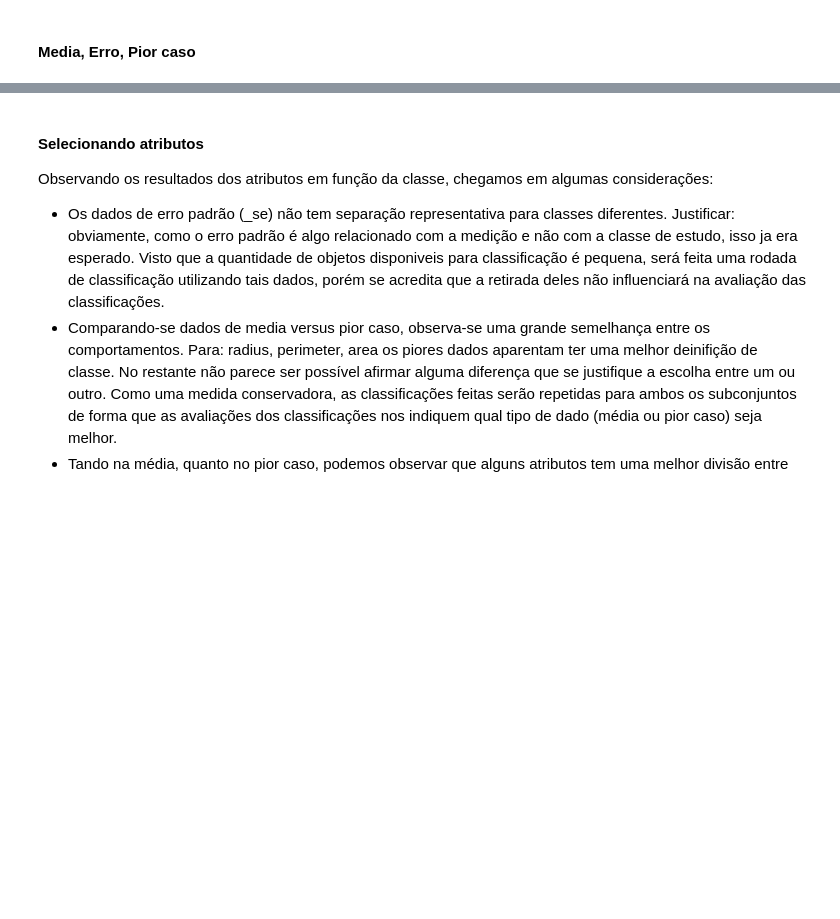
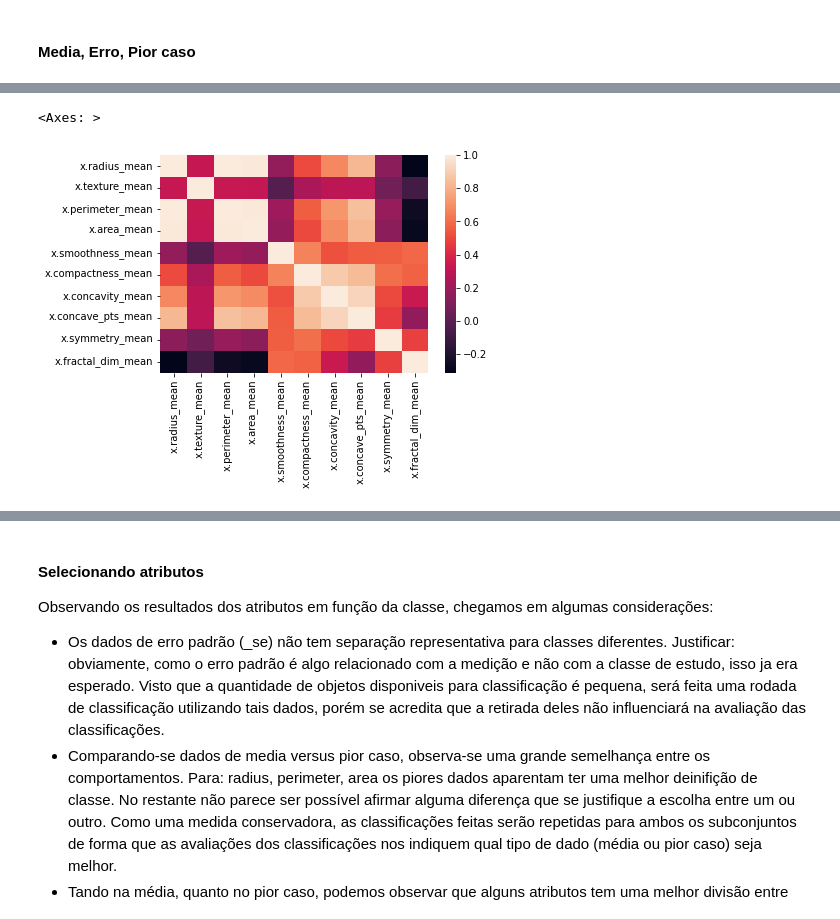
Before and after one commit to carlospcneto/AM-2023-1, a Jupyter notebook: Trabalho1.ipynb, the cells around one changed output, grey strips where cells are left out. Drawn from its saved outputs; the diff is of its cells as text; code cells hidden in the pictures; blank space fills up the shorter version.

```diff
--- a/Trabalho1.ipynb
+++ b/Trabalho1.ipynb
@@ -227,0 +254,9 @@ for tipo in [attributes_col_mean, attributes_col_se, attributes_col_worst]:
+# %%
+df_x = df.drop("y",axis=1)
+df_radius = df[["x.radius_mean", "x.texture_mean","x.perimeter_mean",
+                "x.area_mean", "x.smoothness_mean", "x.compactness_mean",
+                "x.concavity_mean", "x.concave_pts_mean", "x.symmetry_mean", "x.fractal_dim_mean"]]
+sns.heatmap(df_radius.corr())
+# %% [output]
+<Axes: >
+[figure, added]
```
Also changed, not shown: parts of 20 cells of this notebook.
